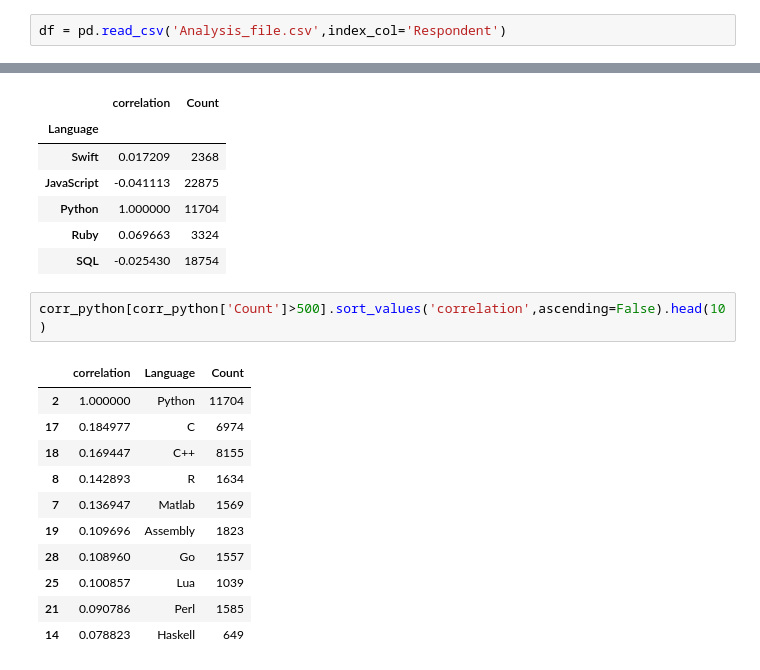
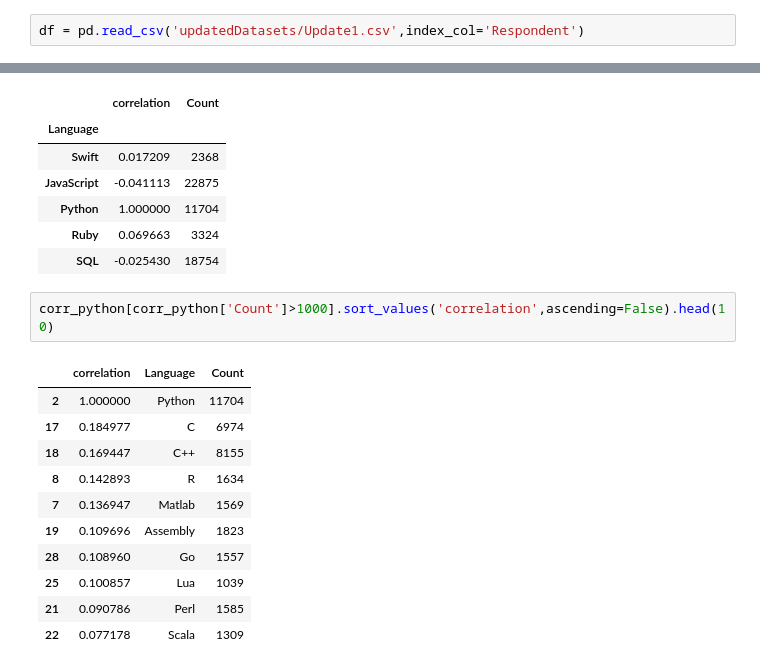
Before and after one commit to g-4-gagan/Developer-data-analysis, a Jupyter notebook: Language_recommendation.ipynb, the cells around one changed output, grey strips where cells are left out. Saved outputs shown, nothing was run; the diff lists cells and outputs as text.

```diff
--- a/Language_recommendation.ipynb
+++ b/Language_recommendation.ipynb
@@ -4,7 +4,7 @@ import pandas as pd
 import matplotlib.pyplot as plt
 import seaborn as sns
 # %%
-df = pd.read_csv('Analysis_file.csv',index_col='Respondent')
+df = pd.read_csv('updatedDatasets/Update1.csv',index_col='Respondent')
 # %%
 A = {}
 J = list()
@@ -126,16 +126,16 @@ corr_python.set_index('Language').head()
 | Ruby | 0.069663 | 3324 |
 | SQL | -0.025430 | 18754 |
 # %%
-corr_python[corr_python['Count']>500].sort_values('correlation',ascending=False).head(10)
+corr_python[corr_python['Count']>1000].sort_values('correlation',ascending=False).head(10)
 # %% [output]
 |  | correlation | Language | Count |
 | 2 | 1.000000 | Python | 11704 |
 | 17 | 0.184977 | C | 6974 |
 | 18 | 0.169447 | C++ | 8155 |
 | 8 | 0.142893 | R | 1634 |
 | 7 | 0.136947 | Matlab | 1569 |
 | 19 | 0.109696 | Assembly | 1823 |
 | 28 | 0.108960 | Go | 1557 |
 | 25 | 0.100857 | Lua | 1039 |
 | 21 | 0.090786 | Perl | 1585 |
-| 14 | 0.078823 | Haskell | 649 |
+| 22 | 0.077178 | Scala | 1309 |
```
Also changed, not shown: 2 other files.
